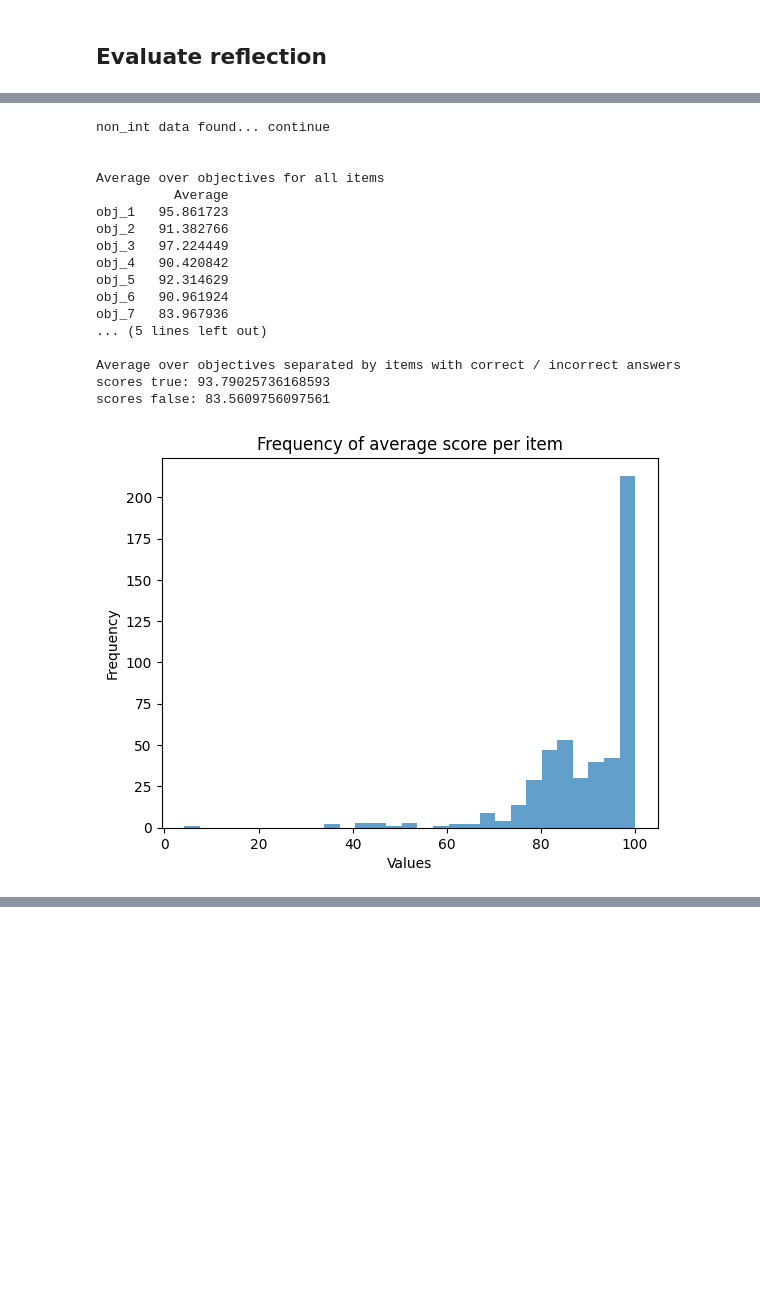
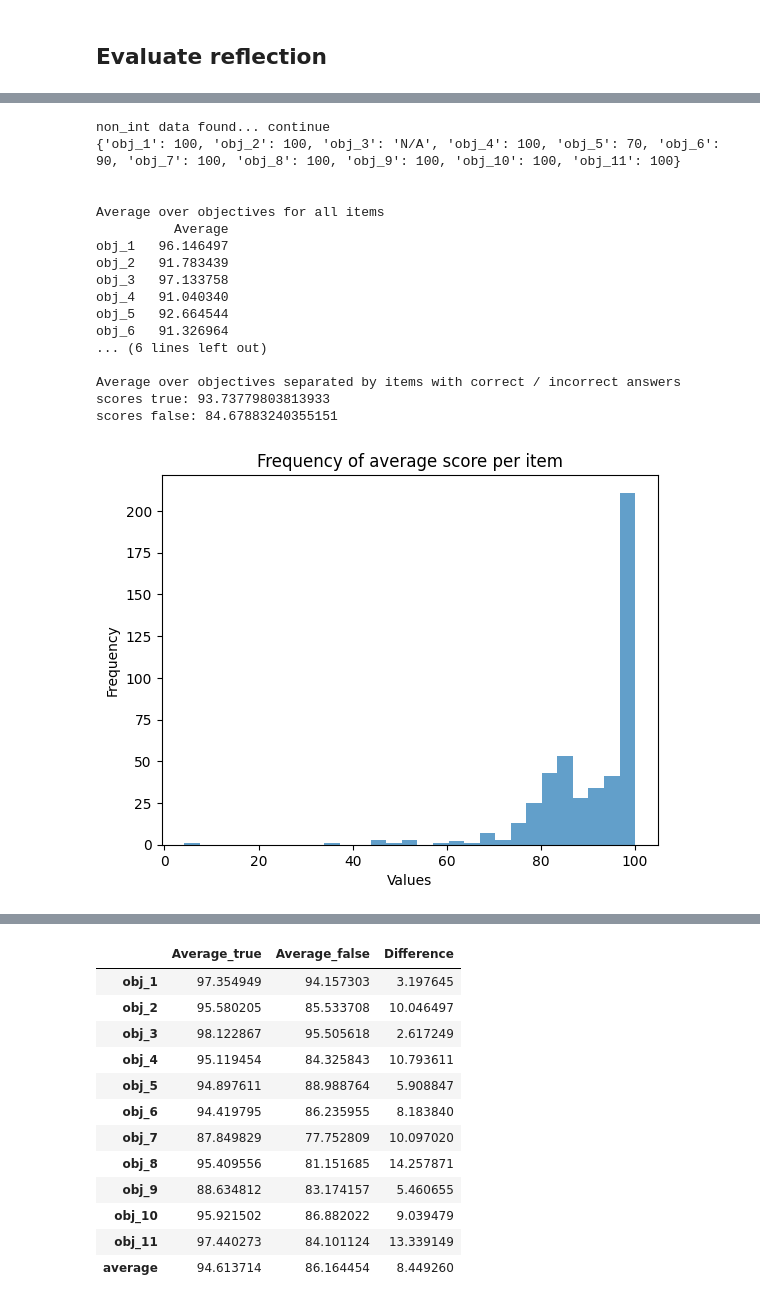
Before and after one commit to OpenBioLink/ThoughtSource, a Jupyter notebook: notebooks/reflection_messages/reflection_results.ipynb, the cells around one changed output, grey strips where cells are left out. Drawn from its saved outputs; the diff is of its cells as text; code cells hidden in the pictures; blank space fills up the shorter version.

```diff
--- a/notebooks/reflection_messages/reflection_results.ipynb
+++ b/notebooks/reflection_messages/reflection_results.ipynb
@@ -521,0 +454,4 @@ data.dump(dump_path+".json")
+# %%
+for element in c['med_qa']['test']:
+    if element['generated_cot'][0]['answers'][0]['correct_answer'] is None:
+        print("None found")
@@ -595,0 +577,6 @@ Standard dev. of scores
+# %%
+scores,indicators = zip(*scores_with_indicator)
+for i,element in enumerate(scores):
+        for inner_key, value in element.items():
+            if isinstance(value,str):
+                print(i,inner_key,value)
@@ -599,55 +599,56 @@ Standard dev. of scores
 data_400 = Collection.from_json("./med_qa_400_first_gpt-3.5-turbo_gpt-4.json")
 data_100 = Collection.from_json("./med_qa_first_gpt-3.5-turbo_gpt-4.json")
 data_500 = data_400.merge(data_100)
+data_500 = generate_without_none_ans(data_500)
 data = data_500
-
-scores_per_item, variables_per_item, [scores_true,scores_false] = parse_data(data,idx_cot=1,dataset='med_qa',split='test')
+scores_per_item, variables_per_item, filtered_lowest_tuples, scores_with_indicator = parse_data(data,idx_cot=1,dataset='med_qa',split='test')
 scores_per_item = fix_str_score(scores_per_item)
 scores_per_objective, df = get_further_data(scores_per_item)
 average_per_item = [sum(d.values()) / len(d) for d in scores_per_item]
 print("\n")
 print("Average over objectives for all items")
 print(df)
 print("\n")
 
-print("Average over objectives separated by items with correct / incorrect answers")
-avg_true_false(data,average_per_item,'med_qa','test')
+#print("Average over objectives separated by items with correct / incorrect answers") #see compare_true_false
 freq_bar_plot(scores_per_item)
 # avg_item_plot(scores_per_objective)
 
 print("Mann-Whitney-U test")
-scores_per_objective_true,scores_per_objective_false = u_test(data,scores_per_item,'med_qa','test')
+scores_per_objective_true,scores_per_objective_false = u_test(scores_with_indicator)
 print("\n")
-print("Frequency where objective is lowest scored for items with false answer")
-print(dict(sorted(count_keys(scores_false).items(), key=lambda x: -x[1])))
-print("\n")
-print("Frequency where objective is lowest scored for items with correct answer")
-print(dict(sorted(count_keys(scores_true).items(), key=lambda x: -x[1])))
-print("\n")
+# print("Frequency where objective is lowest scored for items with false answer")
+# print(dict(sorted(count_keys(scores_false).items(), key=lambda x: -x[1])))
+# print("\n")
+# print("Frequency where objective is lowest scored for items with correct answer")
+# print(dict(sorted(count_keys(scores_true).items(), key=lambda x: -x[1])))
+# print("\n")
 
 range_data = {key: (min(value),max(value)) for key, value in scores_per_objective.items()}
 print("range of scores")
 print(range_data)
 print("\n")
 print("Standard dev. of scores")
 print(standard_deviation(scores_per_objective))
+print("Compare the averages of groups with correct or incorrect answer")
+compare_true_false(scores_per_objective_true,scores_per_objective_false)
 # %% [output]
 non_int data found... continue
+{'obj_1': 100, 'obj_2': 100, 'obj_3': 'N/A', 'obj_4': 100, 'obj_5': 70, 'obj_6': 90, 'obj_7': 100, 'obj_8': 100, 'obj_9': 100, 'obj_10': 100, 'obj_11': 100}
 
 
 Average over objectives for all items
           Average
-obj_1   95.861723
-obj_2   91.382766
-obj_3   97.224449
-obj_4   90.420842
-obj_5   92.314629
-obj_6   90.961924
-obj_7   83.967936
-... (5 lines left out)
+obj_1   96.146497
+obj_2   91.783439
+obj_3   97.133758
+obj_4   91.040340
+obj_5   92.664544
+obj_6   91.326964
+... (6 lines left out)
 
 Average over objectives separated by items with correct / incorrect answers
-scores true: 93.79025736168593
-scores false: 83.5609756097561
+scores true: 93.73779803813933
+scores false: 84.67883240355151
-[figure, old version]
+[figure, new version]
 Mann-Whitney-U test
@@ -669,0 +671,13 @@ Standard dev. of scores
+|  | Average_true | Average_false | Difference |
+| obj_1 | 97.354949 | 94.157303 | 3.197645 |
+| obj_2 | 95.580205 | 85.533708 | 10.046497 |
+| obj_3 | 98.122867 | 95.505618 | 2.617249 |
+| obj_4 | 95.119454 | 84.325843 | 10.793611 |
+| obj_5 | 94.897611 | 88.988764 | 5.908847 |
+| obj_6 | 94.419795 | 86.235955 | 8.183840 |
+| obj_7 | 87.849829 | 77.752809 | 10.097020 |
+| obj_8 | 95.409556 | 81.151685 | 14.257871 |
+| obj_9 | 88.634812 | 83.174157 | 5.460655 |
+| obj_10 | 95.921502 | 86.882022 | 9.039479 |
+| obj_11 | 97.440273 | 84.101124 | 13.339149 |
+| average | 94.613714 | 86.164454 | 8.449260 |
```
Also changed, not shown: parts of 33 cells of this notebook, 3 other files.
